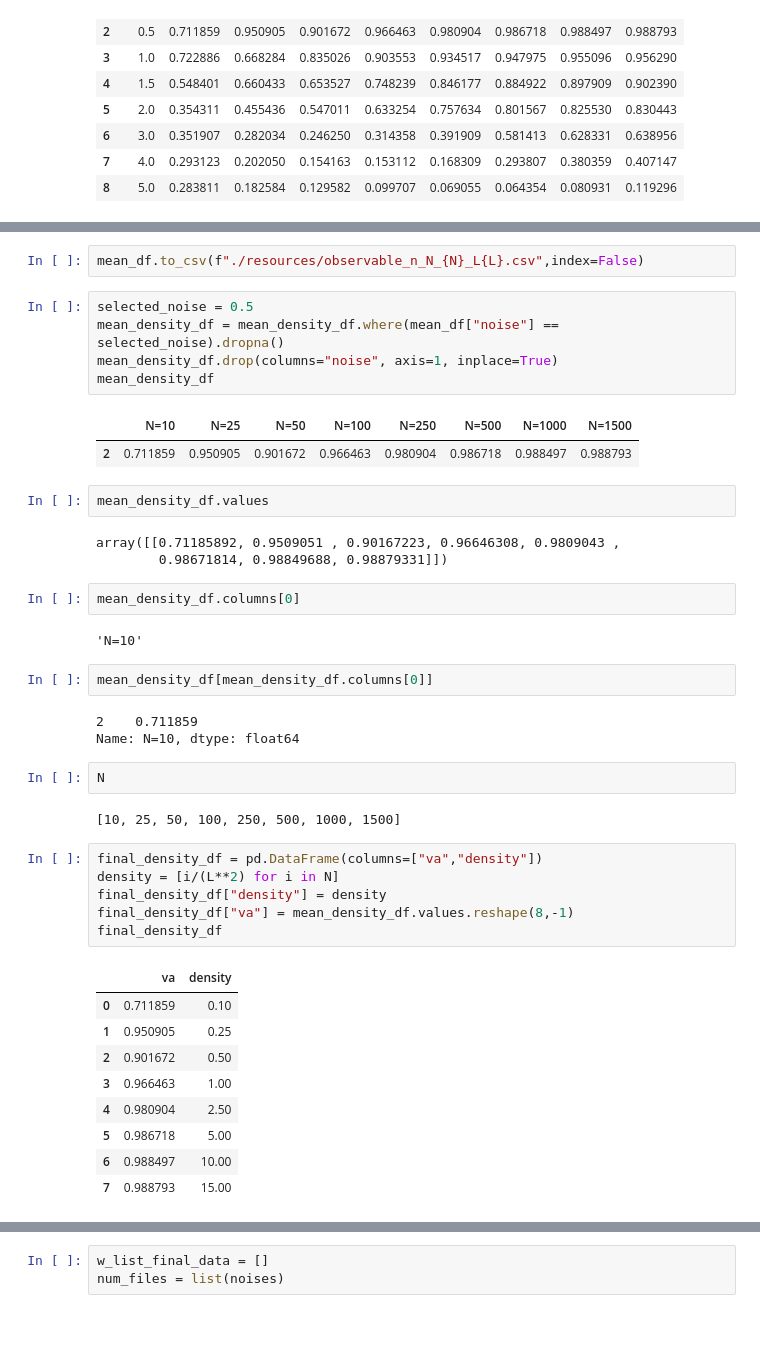
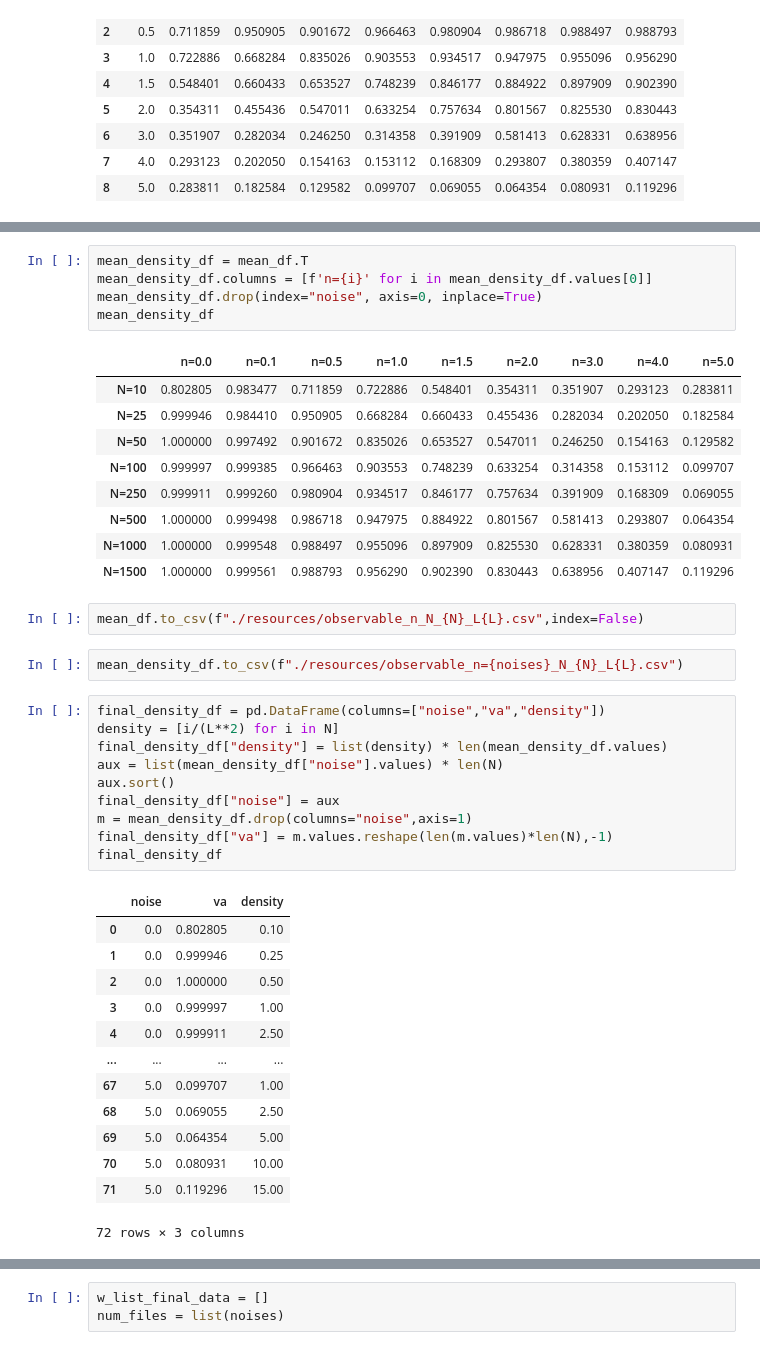
Before and after one commit to JuArce/SS_TP2, a Jupyter notebook: data_analysis/PolarizationExporter.ipynb, the cells around one changed output, grey strips where cells are left out. Drawn from its saved outputs; the diff is of its cells as text; blank space fills up the shorter version.

Commit message:
feat: density vs va for multiple files

```diff
--- a/data_analysis/PolarizationExporter.ipynb
+++ b/data_analysis/PolarizationExporter.ipynb
@@ -208,45 +194,44 @@ mean_density_df
+# %%
+mean_density_df = mean_df.T
+mean_density_df.columns = [f'n={i}' for i in mean_density_df.values[0]]
+mean_density_df.drop(index="noise", axis=0, inplace=True)
+mean_density_df
+# %% [output]
+|  | n=0.0 | n=0.1 | n=0.5 | n=1.0 | n=1.5 | n=2.0 | n=3.0 | n=4.0 | n=5.0 |
+| N=10 | 0.802805 | 0.983477 | 0.711859 | 0.722886 | 0.548401 | 0.354311 | 0.351907 | 0.293123 | 0.283811 |
+| N=25 | 0.999946 | 0.984410 | 0.950905 | 0.668284 | 0.660433 | 0.455436 | 0.282034 | 0.202050 | 0.182584 |
+| N=50 | 1.000000 | 0.997492 | 0.901672 | 0.835026 | 0.653527 | 0.547011 | 0.246250 | 0.154163 | 0.129582 |
+| N=100 | 0.999997 | 0.999385 | 0.966463 | 0.903553 | 0.748239 | 0.633254 | 0.314358 | 0.153112 | 0.099707 |
+| N=250 | 0.999911 | 0.999260 | 0.980904 | 0.934517 | 0.846177 | 0.757634 | 0.391909 | 0.168309 | 0.069055 |
+| N=500 | 1.000000 | 0.999498 | 0.986718 | 0.947975 | 0.884922 | 0.801567 | 0.581413 | 0.293807 | 0.064354 |
+| N=1000 | 1.000000 | 0.999548 | 0.988497 | 0.955096 | 0.897909 | 0.825530 | 0.628331 | 0.380359 | 0.080931 |
+| N=1500 | 1.000000 | 0.999561 | 0.988793 | 0.956290 | 0.902390 | 0.830443 | 0.638956 | 0.407147 | 0.119296 |
 # %%
 mean_df.to_csv(f"./resources/observable_n_N_{N}_L{L}.csv",index=False)
-# %%
-selected_noise = 0.5
-mean_density_df = mean_density_df.where(mean_df["noise"] == selected_noise).dropna()
-mean_density_df.drop(columns="noise", axis=1, inplace=True)
-mean_density_df
-# %% [output]
-|  | N=10 | N=25 | N=50 | N=100 | N=250 | N=500 | N=1000 | N=1500 |
-| 2 | 0.711859 | 0.950905 | 0.901672 | 0.966463 | 0.980904 | 0.986718 | 0.988497 | 0.988793 |
-# %%
-mean_density_df.values
-# %% [output]
-array([[0.71185892, 0.9509051 , 0.90167223, 0.96646308, 0.9809043 ,
-        0.98671814, 0.98849688, 0.98879331]])
-# %%
-mean_density_df.columns[0]
-# %% [output]
-'N=10'
-# %%
-mean_density_df[mean_density_df.columns[0]]
-# %% [output]
-2    0.711859
-Name: N=10, dtype: float64
-# %%
-N
-# %% [output]
-[10, 25, 50, 100, 250, 500, 1000, 1500]
+# %%
+mean_density_df.to_csv(f"./resources/observable_n={noises}_N_{N}_L{L}.csv")
 # %%
-final_density_df = pd.DataFrame(columns=["va","density"])
+final_density_df = pd.DataFrame(columns=["noise","va","density"])
 density = [i/(L**2) for i in N]
-final_density_df["density"] = density
-final_density_df["va"] = mean_density_df.values.reshape(8,-1)
+final_density_df["density"] = list(density) * len(mean_density_df.values)
+aux = list(mean_density_df["noise"].values) * len(N)
+aux.sort()
+final_density_df["noise"] = aux
+m = mean_density_df.drop(columns="noise",axis=1)
+final_density_df["va"] = m.values.reshape(len(m.values)*len(N),-1)
 final_density_df
 # %% [output]
-|  | va | density |
-| 0 | 0.711859 | 0.10 |
-| 1 | 0.950905 | 0.25 |
-| 2 | 0.901672 | 0.50 |
-| 3 | 0.966463 | 1.00 |
-| 4 | 0.980904 | 2.50 |
-| 5 | 0.986718 | 5.00 |
-| 6 | 0.988497 | 10.00 |
-| 7 | 0.988793 | 15.00 |
+|  | noise | va | density |
+| 0 | 0.0 | 0.802805 | 0.10 |
+| 1 | 0.0 | 0.999946 | 0.25 |
+| 2 | 0.0 | 1.000000 | 0.50 |
+| 3 | 0.0 | 0.999997 | 1.00 |
+| 4 | 0.0 | 0.999911 | 2.50 |
+| ... | ... | ... | ... |
+| 67 | 5.0 | 0.099707 | 1.00 |
+| 68 | 5.0 | 0.069055 | 2.50 |
+| 69 | 5.0 | 0.064354 | 5.00 |
+| 70 | 5.0 | 0.080931 | 10.00 |
+| 71 | 5.0 | 0.119296 | 15.00 |
+72 rows × 3 columns
 # %%
```
Also changed, not shown: parts of 6 cells of this notebook.
